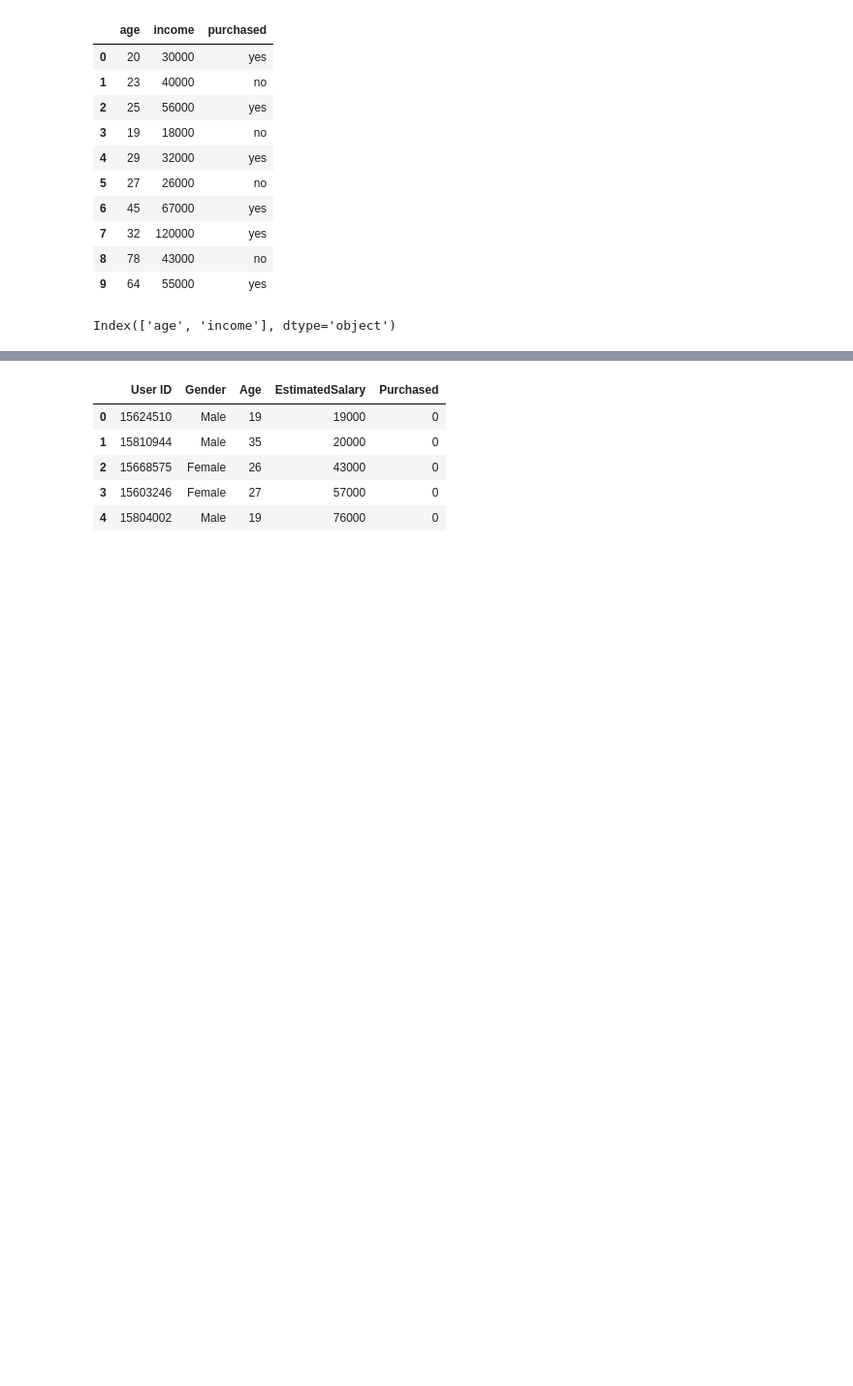
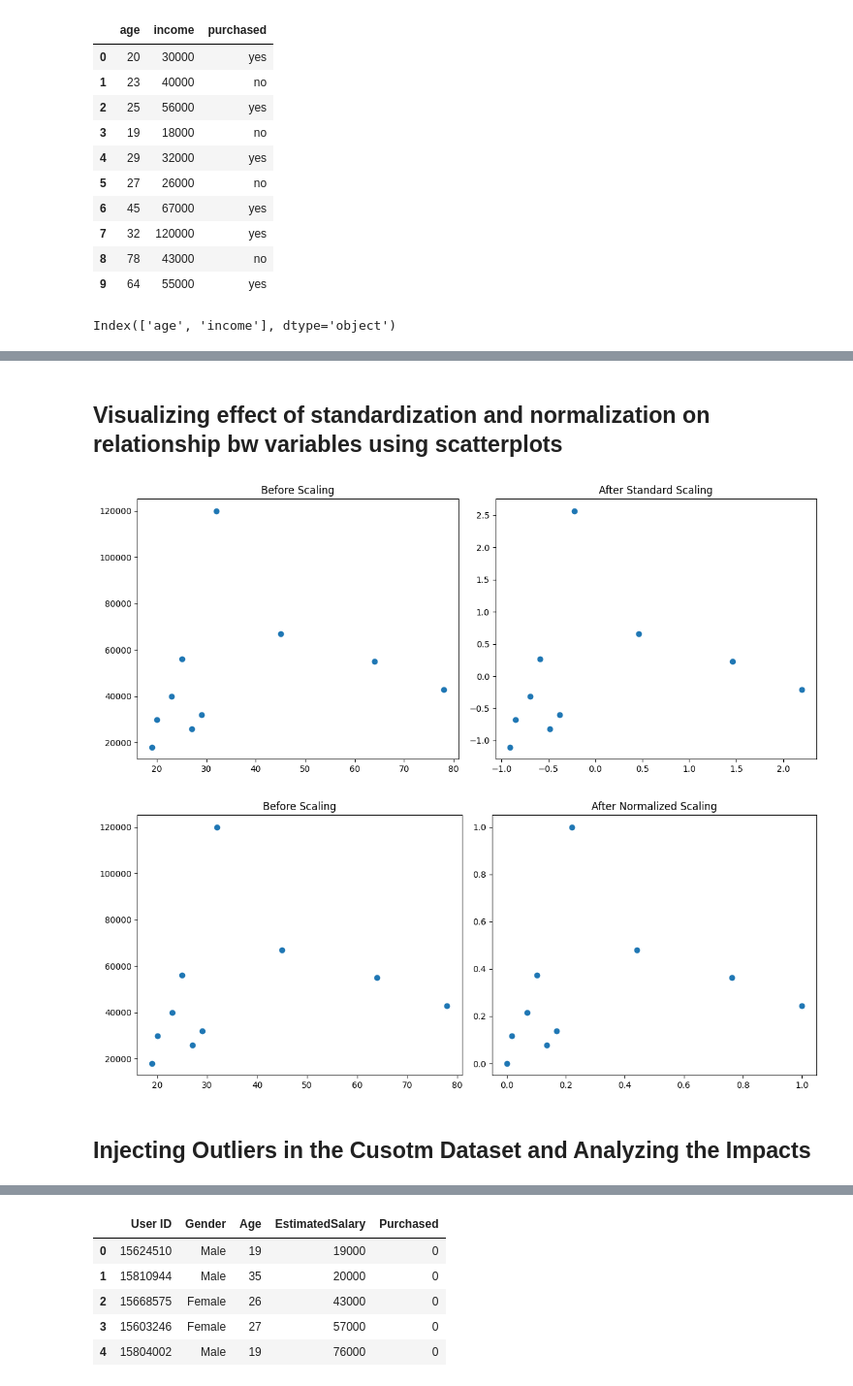
Before and after one commit to renovamen1/feature-engineering, a Jupyter notebook: feature scaling/outlier effect on scaling.ipynb, the cells around one changed output, grey strips where cells are left out. Shown at 97% size. Drawn from its saved outputs; the diff is of its cells as text; code cells hidden in the pictures; blank space fills up the shorter version.

```diff
--- a/feature scaling/outlier effect on scaling.ipynb
+++ b/feature scaling/outlier effect on scaling.ipynb
@@ -66,0 +89,36 @@ plt.show()
+# %% [markdown]
+##  Visualizing effect of standardization and normalization on relationship bw variables using scatterplots
+# %%
+# scatter plot on standardization
+fig,(ax1,ax2)= plt.subplots(ncols=2,figsize=(12,5))
+
+# left plot
+ax1.set_title("Before Scaling")
+ax1.scatter(myData["age"],myData["income"])
+
+# right plot
+ax2.set_title("After Standard Scaling")
+ax2.scatter(myData_scaled["age"],myData_scaled["income"])
+
+plt.tight_layout()
+plt.show() # prediction: i think there is no effect of scaling on the data, the shape and structure remains same. only scale differs.
+
+
+# scatter plot on normalization
+fig,(ax1,ax2)= plt.subplots(ncols=2,figsize=(12,5))
+
+# left plot
+ax1.set_title("Before Scaling")
+ax1.scatter(myData["age"],myData["income"])
+
+# right plot
+ax2.set_title("After Normalized Scaling")
+ax2.scatter(myData_normalized["age"],myData_normalized["income"])
+
+plt.tight_layout()
+plt.show() # prediction: no effect of normalization on scaling. maybe only scale will change
+# %% [output]
+[figure, added]
+[figure, added]
+# %% [markdown]
+## Injecting Outliers in the Cusotm Dataset and Analyzing the Impacts
```
Also changed, not shown: parts of 20 cells of this notebook.
